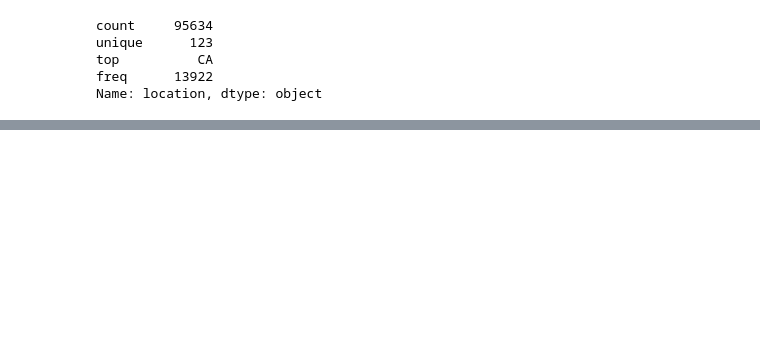
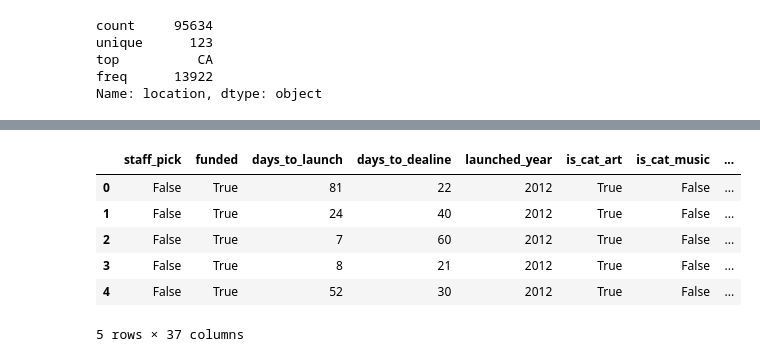
Before and after one commit to ajaymota/Kickstarter_intro_ds, a Jupyter notebook: Cleaning-NN.ipynb, the cells around one changed output, grey strips where cells are left out. Saved outputs shown, nothing was run; the diff lists cells and outputs as text; code cells hidden in the pictures; blank space fills up the shorter version.

```diff
--- a/Cleaning-NN.ipynb
+++ b/Cleaning-NN.ipynb
@@ -178,0 +180,21 @@ df.head(5)
+# %%
+df['is_2009'] = df['launched_year'] == 2009
+df['is_2010'] = df['launched_year'] == 2010
+df['is_2011'] = df['launched_year'] == 2011
+df['is_2012'] = df['launched_year'] == 2012
+df['is_2013'] = df['launched_year'] == 2013
+df['is_2014'] = df['launched_year'] == 2014
+df['is_2015'] = df['launched_year'] == 2015
+df['is_2016'] = df['launched_year'] == 2016
+df['is_2017'] = df['launched_year'] == 2017
+df['is_2018'] = df['launched_year'] == 2018
+# %%
+df.head(5)
+# %% [output]
+|  | staff_pick | funded | days_to_launch | days_to_dealine | launched_year | is_cat_art | is_cat_music | ... |
+| 0 | False | True | 81 | 22 | 2012 | True | False | ... |
+| 1 | False | True | 24 | 40 | 2012 | True | False | ... |
+| 2 | False | True | 7 | 60 | 2012 | True | False | ... |
+| 3 | False | True | 8 | 21 | 2012 | True | False | ... |
+| 4 | False | True | 52 | 30 | 2012 | True | False | ... |
+5 rows × 37 columns
```
Also changed, not shown: parts of 10 cells of this notebook, 7 other files.
